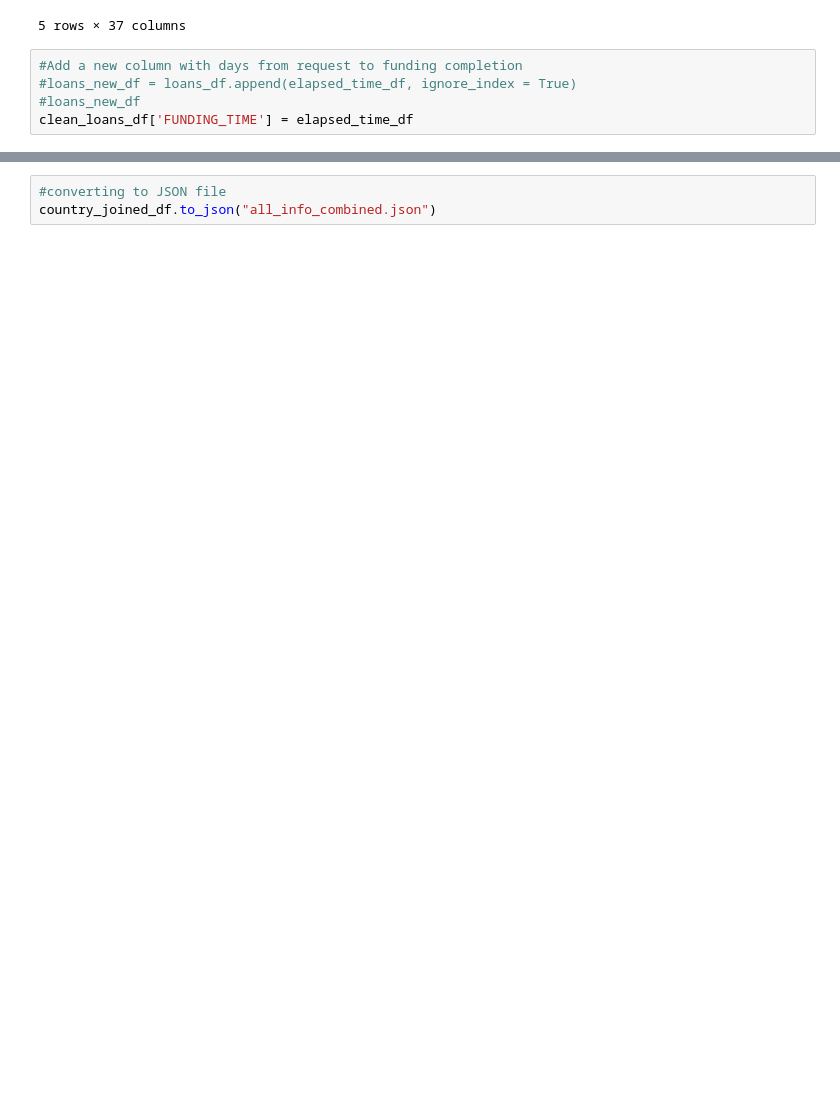
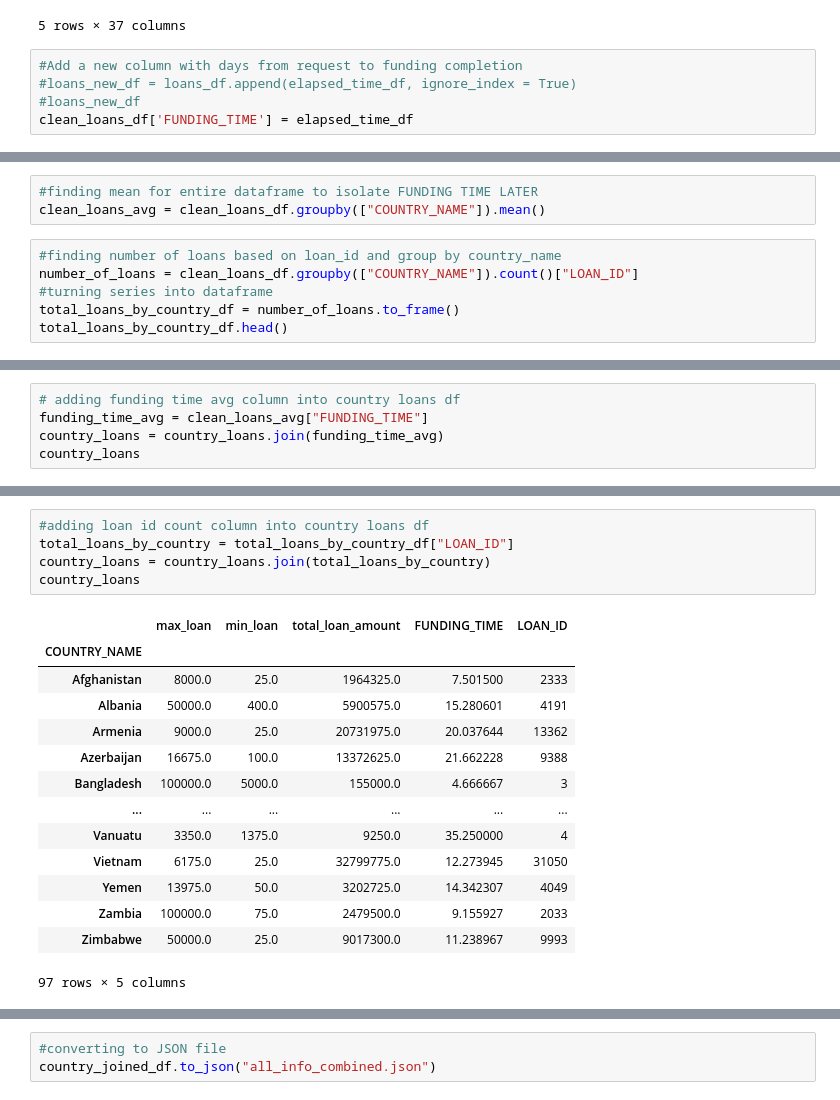
Before and after one commit to emmysobieski/TeamPySpark, a Jupyter notebook: Dashboard_Data_Exploration.ipynb, the cells around one changed output, grey strips where cells are left out. Saved outputs shown, nothing was run; the diff lists cells and outputs as text; blank space fills up the shorter version.

```diff
--- a/Dashboard_Data_Exploration.ipynb
+++ b/Dashboard_Data_Exploration.ipynb
@@ -363,0 +349,9 @@ country.tail()
+# %%
+#finding mean for entire dataframe to isolate FUNDING TIME LATER
+clean_loans_avg = clean_loans_df.groupby(["COUNTRY_NAME"]).mean()
+# %%
+#finding number of loans based on loan_id and group by country_name
+number_of_loans = clean_loans_df.groupby(["COUNTRY_NAME"]).count()["LOAN_ID"]
+#turning series into dataframe
+total_loans_by_country_df = number_of_loans.to_frame()
+total_loans_by_country_df.head()
@@ -382,3 +386,8 @@ country_loans
 | Zambia | 100000.0 | 75.0 | 2479500.0 |
 | Zimbabwe | 50000.0 | 25.0 | 9017300.0 |
 97 rows × 3 columns
+# %%
+# adding funding time avg column into country loans df
+funding_time_avg = clean_loans_avg["FUNDING_TIME"]
+country_loans = country_loans.join(funding_time_avg)
+country_loans
@@ -384,0 +409,20 @@ country_loans
+# %%
+#adding loan id count column into country loans df
+total_loans_by_country = total_loans_by_country_df["LOAN_ID"]
+country_loans = country_loans.join(total_loans_by_country)
+country_loans
+# %% [output]
+|  | max_loan | min_loan | total_loan_amount | FUNDING_TIME | LOAN_ID |
+| COUNTRY_NAME |  |  |  |  |  |
+| Afghanistan | 8000.0 | 25.0 | 1964325.0 | 7.501500 | 2333 |
+| Albania | 50000.0 | 400.0 | 5900575.0 | 15.280601 | 4191 |
+| Armenia | 9000.0 | 25.0 | 20731975.0 | 20.037644 | 13362 |
+| Azerbaijan | 16675.0 | 100.0 | 13372625.0 | 21.662228 | 9388 |
+| Bangladesh | 100000.0 | 5000.0 | 155000.0 | 4.666667 | 3 |
+| ... | ... | ... | ... | ... | ... |
+| Vanuatu | 3350.0 | 1375.0 | 9250.0 | 35.250000 | 4 |
+| Vietnam | 6175.0 | 25.0 | 32799775.0 | 12.273945 | 31050 |
+| Yemen | 13975.0 | 50.0 | 3202725.0 | 14.342307 | 4049 |
+| Zambia | 100000.0 | 75.0 | 2479500.0 | 9.155927 | 2033 |
+| Zimbabwe | 50000.0 | 25.0 | 9017300.0 | 11.238967 | 9993 |
+97 rows × 5 columns
```
Also changed, not shown: parts of 13 cells of this notebook, 1 other file.
